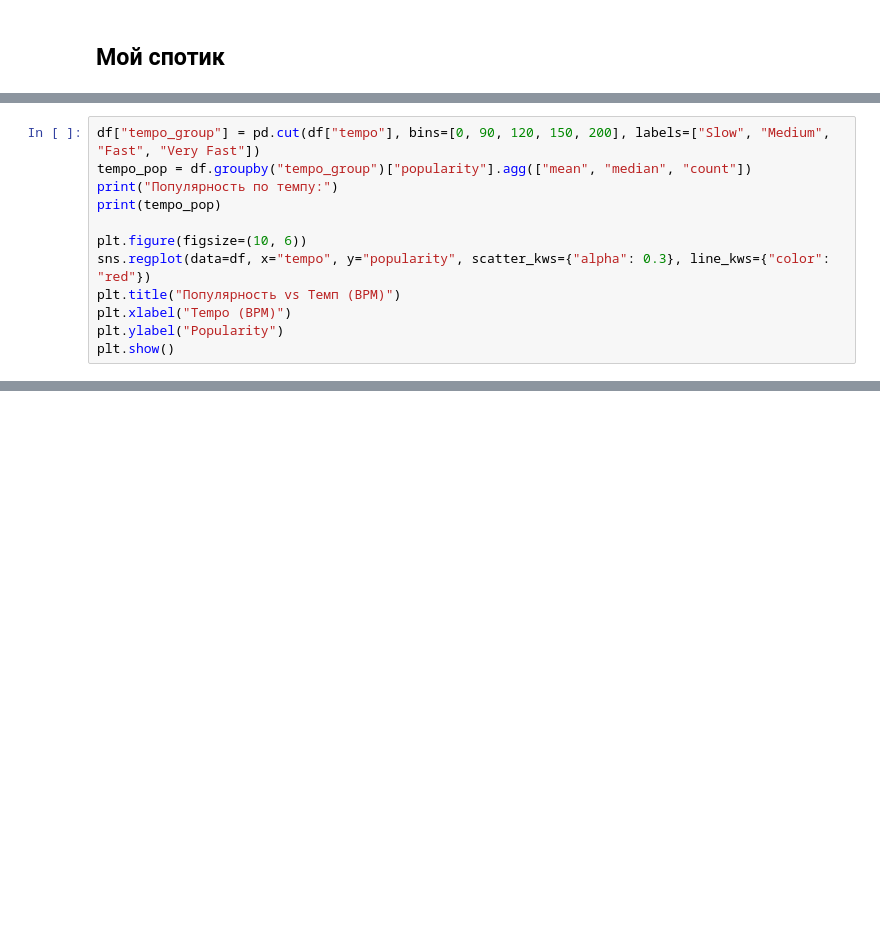
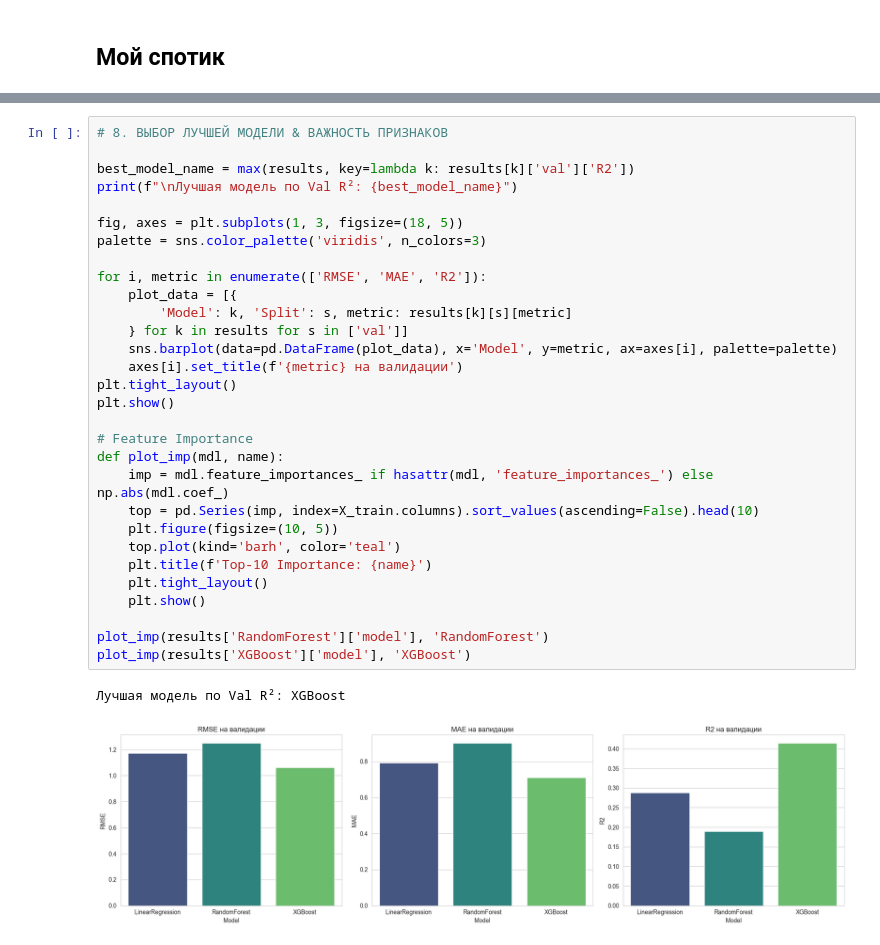
Before and after one commit to AnAnAs357/DS-Spotify-Titanic, a Jupyter notebook: Spotify.ipynb, the cells around one changed output, grey strips where cells are left out. Cells and saved outputs as stored; diff of their text form; blank space fills up the shorter version.

```diff
--- a/Spotify.ipynb
+++ b/Spotify.ipynb
@@ -187,12 +2,0 @@ Name: popularity, dtype: float64
-# %%
-df["tempo_group"] = pd.cut(df["tempo"], bins=[0, 90, 120, 150, 200], labels=["Slow", "Medium", "Fast", "Very Fast"])
-tempo_pop = df.groupby("tempo_group")["popularity"].agg(["mean", "median", "count"])
-print("Популярность по темпу:")
-print(tempo_pop)
-
-plt.figure(figsize=(10, 6))
-sns.regplot(data=df, x="tempo", y="popularity", scatter_kws={"alpha": 0.3}, line_kws={"color": "red"})
-plt.title("Популярность vs Темп (BPM)")
-plt.xlabel("Tempo (BPM)")
-plt.ylabel("Popularity")
-plt.show()
@@ -207,0 +264,33 @@ Very Fast    33.299638    34.0  19330
+# %%
+# 8. ВЫБОР ЛУЧШЕЙ МОДЕЛИ & ВАЖНОСТЬ ПРИЗНАКОВ
+
+best_model_name = max(results, key=lambda k: results[k]['val']['R2'])
+print(f"\nЛучшая модель по Val R²: {best_model_name}")
+
+fig, axes = plt.subplots(1, 3, figsize=(18, 5))
+palette = sns.color_palette('viridis', n_colors=3)
+
+for i, metric in enumerate(['RMSE', 'MAE', 'R2']):
+    plot_data = [{
+        'Model': k, 'Split': s, metric: results[k][s][metric]
+    } for k in results for s in ['val']]
+    sns.barplot(data=pd.DataFrame(plot_data), x='Model', y=metric, ax=axes[i], palette=palette)
+    axes[i].set_title(f'{metric} на валидации')
+plt.tight_layout()
+plt.show()
+
+# Feature Importance
+def plot_imp(mdl, name):
+    imp = mdl.feature_importances_ if hasattr(mdl, 'feature_importances_') else np.abs(mdl.coef_)
+    top = pd.Series(imp, index=X_train.columns).sort_values(ascending=False).head(10)
+    plt.figure(figsize=(10, 5))
+    top.plot(kind='barh', color='teal')
+    plt.title(f'Top-10 Importance: {name}')
+    plt.tight_layout()
+    plt.show()
+
+plot_imp(results['RandomForest']['model'], 'RandomForest')
+plot_imp(results['XGBoost']['model'], 'XGBoost')
+# %% [output]
+Лучшая модель по Val R²: XGBoost
+[figure, added]
```
Also changed, not shown: parts of 26 cells of this notebook, 1 other file.
